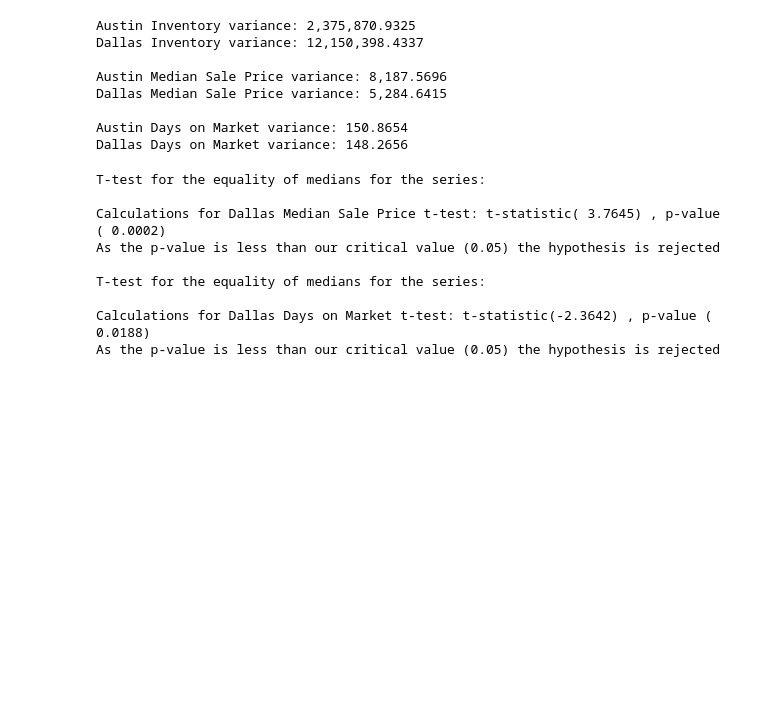
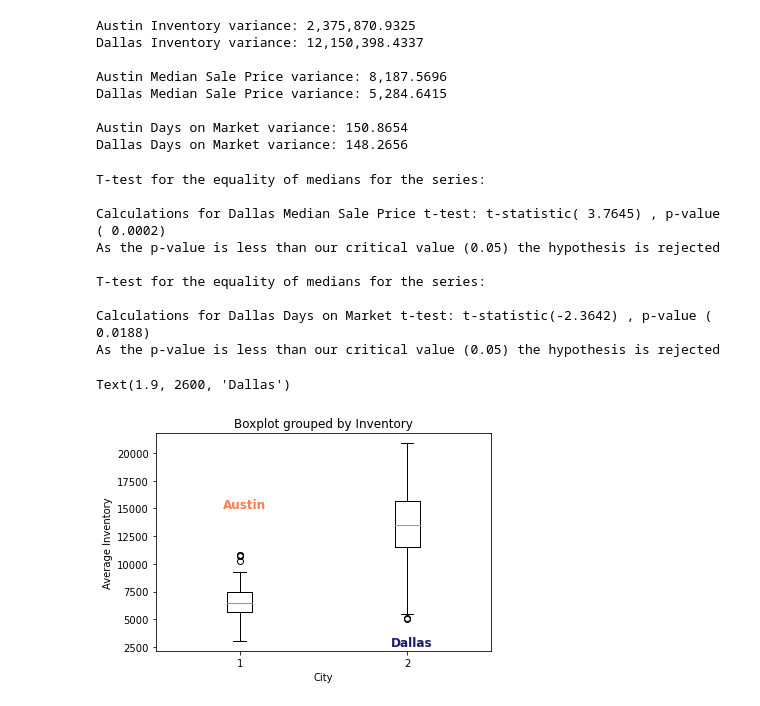
Before and after one commit to marthagriggs9/group4_project, a Jupyter notebook: HipotesisTestsAustinDallas.ipynb, the cells around one changed output. Cells and saved outputs as stored; diff of their text form; code cells hidden in the pictures; blank space fills up the shorter version.

```diff
--- a/HipotesisTestsAustinDallas.ipynb
+++ b/HipotesisTestsAustinDallas.ipynb
@@ -99,3 +99,14 @@ T-test for the equality of medians for the series:
 
 Calculations for Dallas Days on Market t-test: t-statistic(-2.3642) , p-value ( 0.0188)
 As the p-value is less than our critical value (0.05) the hypothesis is rejected
+# %%
+data=pd.DataFrame({'Austin':austin_df['Inventory'], 'Dallas':dallas_df['Inventory']})
+bp =plt.boxplot((austin_df["Inventory"], dallas_df["Inventory"]));
+plt.title("Boxplot grouped by Inventory")
+plt.xlabel("City")
+plt.ylabel("Average Inventory")
+plt.annotate("Austin", (0.9,15000), fontsize=12,color="coral", fontweight="bold")
+plt.annotate("Dallas", (1.9,2600), fontsize=12,color="midnightblue", fontweight="bold")
+# %% [output]
+Text(1.9, 2600, 'Dallas')
+[figure, added]
```
Also changed, not shown: parts of 2 cells of this notebook.
